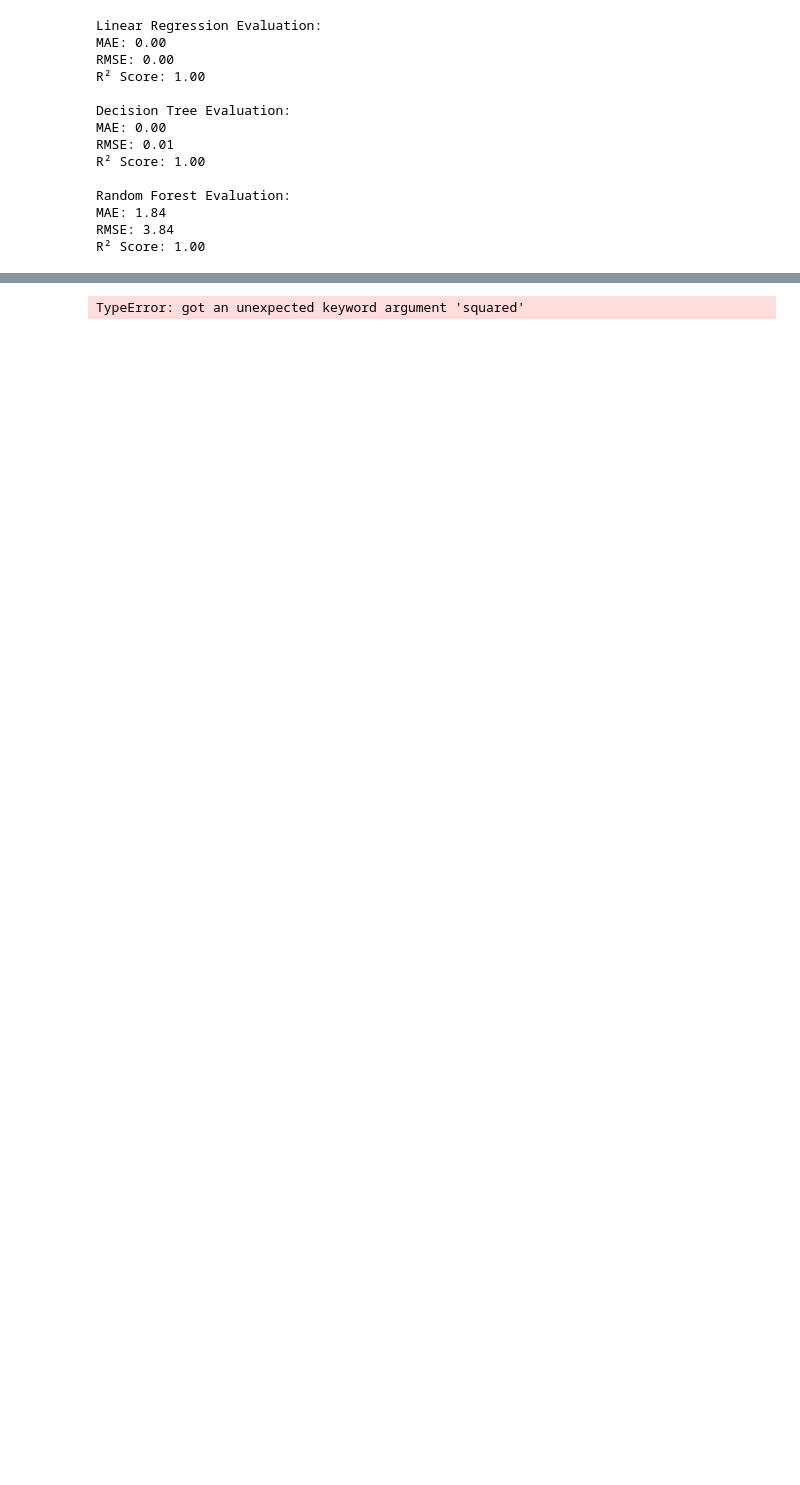
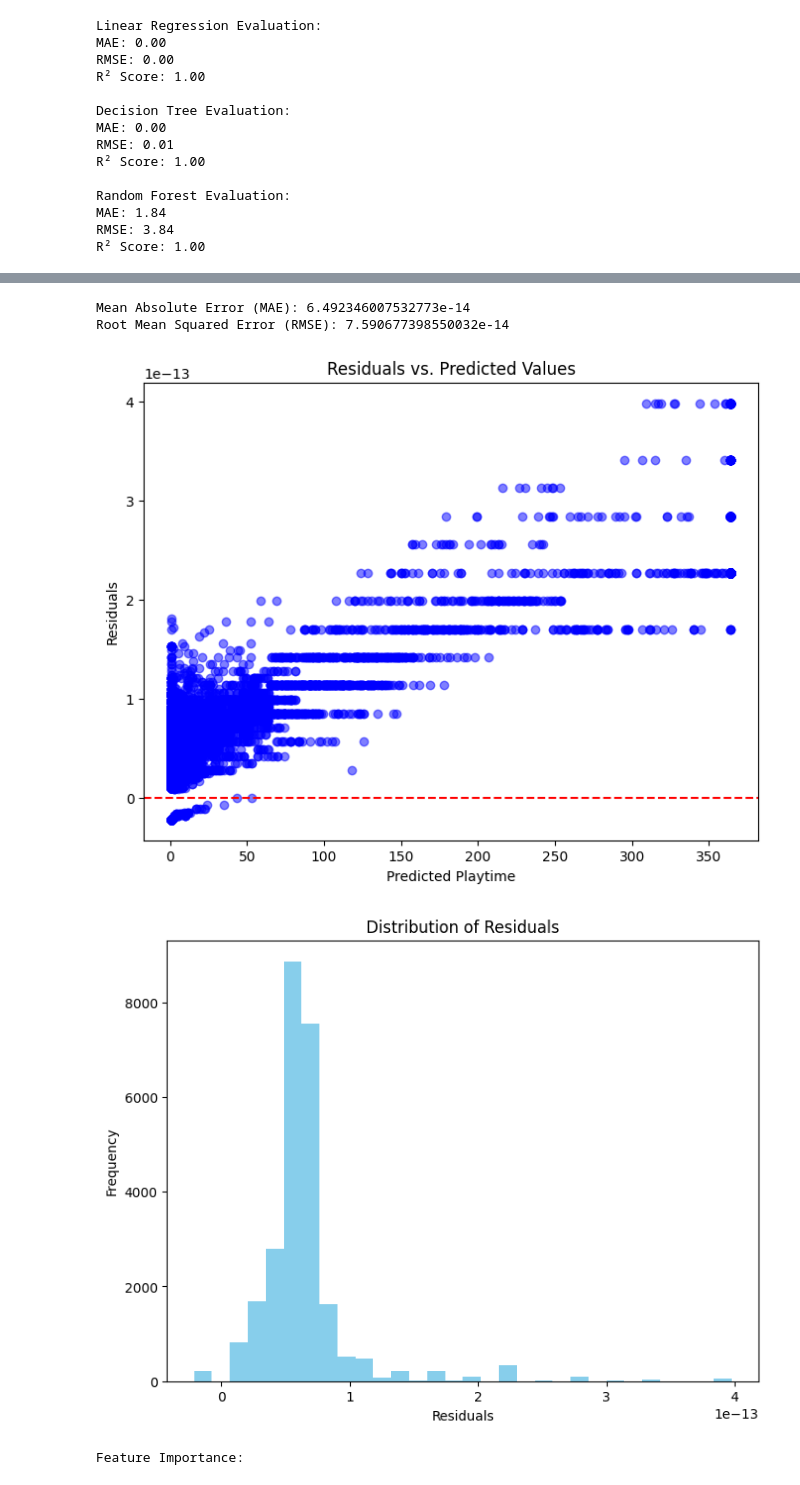
Before and after one commit to rkkapali/gamesteam, a Jupyter notebook: gamesteam.ipynb, the cells around one changed output, grey strips where cells are left out. Drawn from its saved outputs; the diff is of its cells as text; code cells hidden in the pictures; blank space fills up the shorter version.

```diff
--- a/gamesteam.ipynb
+++ b/gamesteam.ipynb
@@ -666,35 +572,39 @@ Evaluate the model using MAE and RMSE, analyze residuals, examine the residual d
 import matplotlib.pyplot as plt
 from sklearn.metrics import mean_absolute_error, mean_squared_error
 
-# Calculate MAE and RMSE
+# Calculating MAE and RMSE
 mae = mean_absolute_error(y_test, y_pred)
-rmse = mean_squared_error(y_test, y_pred, squared=False)
+rmse = mean_squared_error(y_test, y_pred) ** 0.5 # Calculate RMSE manually
 print(f"Mean Absolute Error (MAE): {mae}")
 print(f"Root Mean Squared Error (RMSE): {rmse}")
 
-# Analyze residuals
+# Analyzing residuals
 residuals = y_test - y_pred
 
 # Residuals vs. Predicted Values Plot
 plt.figure(figsize=(8, 6))
 plt.scatter(y_pred, residuals, alpha=0.5, color='blue')
 plt.title('Residuals vs. Predicted Values')
 plt.xlabel('Predicted Playtime')
 plt.ylabel('Residuals')
 plt.axhline(y=0, color='red', linestyle='--')
 plt.show()
 
 # Residual Distribution Histogram
 plt.figure(figsize=(8, 6))
 plt.hist(residuals, bins=30, color='skyblue')
 plt.title('Distribution of Residuals')
 plt.xlabel('Residuals')
 plt.ylabel('Frequency')
 plt.show()
 
 # Feature Importance (Coefficients for Linear Regression)
 feature_importance = pd.DataFrame({'Feature': features, 'Importance': model.coef_})
 print("\nFeature Importance:")
 display(feature_importance)
 # %% [output]
-TypeError: got an unexpected keyword argument 'squared'
+Mean Absolute Error (MAE): 6.492346007532773e-14
+Root Mean Squared Error (RMSE): 7.590677398550032e-14
+[figure, added]
+[figure, added]
+Feature Importance:
```
Also changed, not shown: parts of 65 cells of this notebook.
